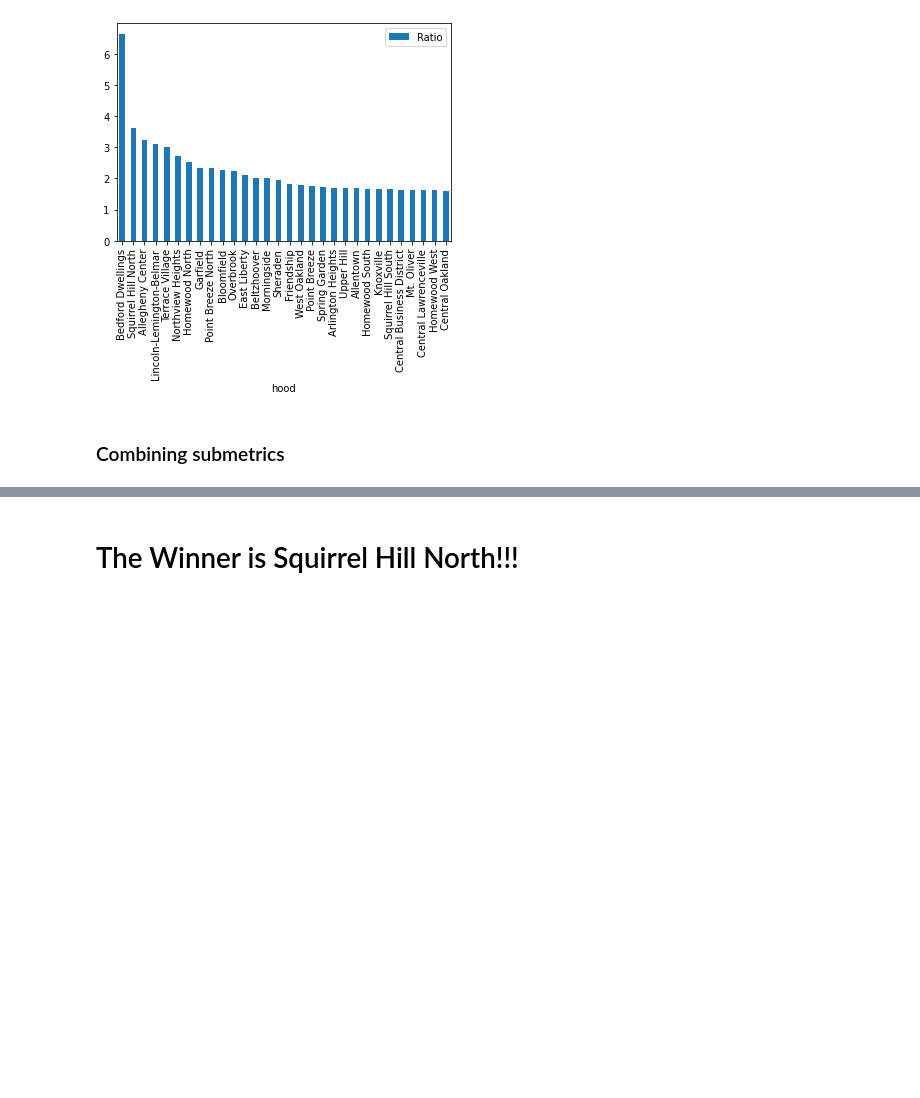
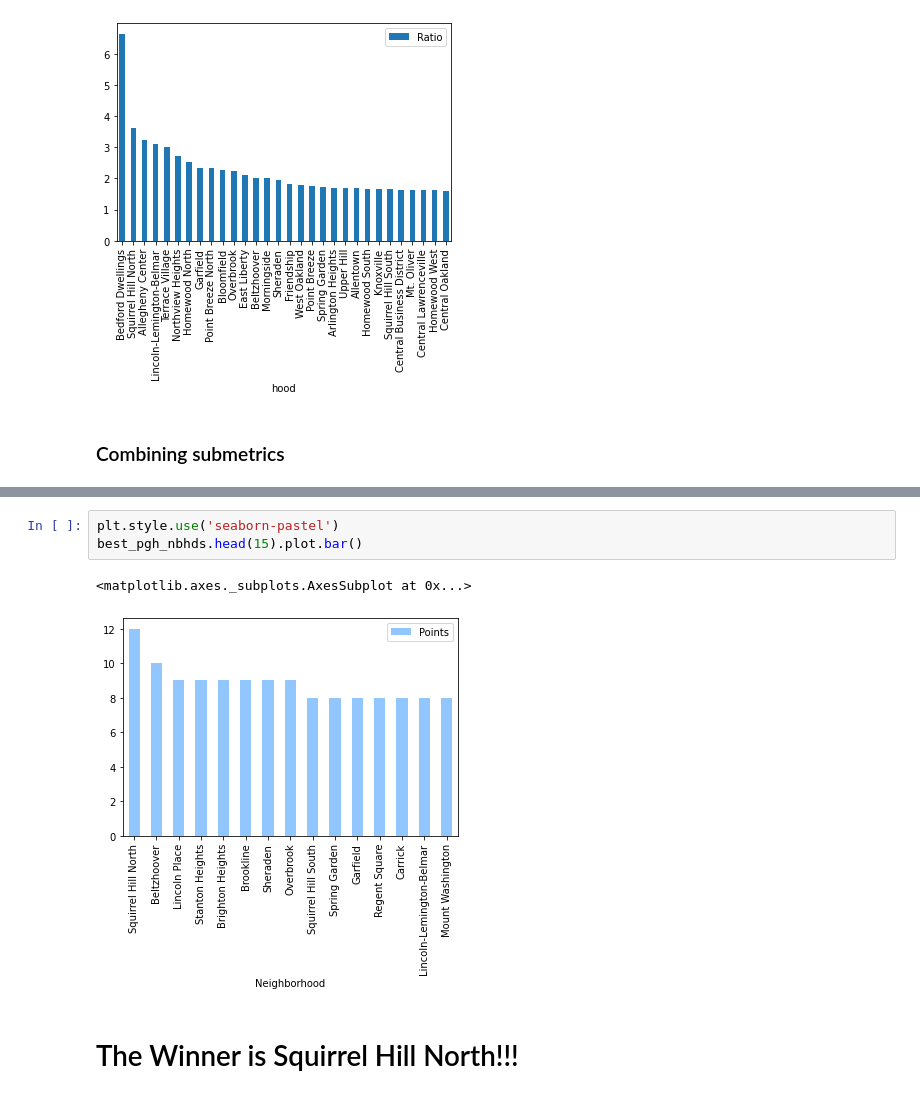
Before and after one commit to Alanswagxpp/BIGIDEA-Final-Project-Group-21-, a Jupyter notebook: Group21.ipynb, the cells around one changed output, grey strips where cells are left out. Saved outputs shown, nothing was run; the diff lists cells and outputs as text; blank space fills up the shorter version.

```diff
--- a/Group21.ipynb
+++ b/Group21.ipynb
@@ -489,3 +498,9 @@ best_pgh_nbhds.head(30)
+# %%
+plt.style.use('seaborn-pastel')
+best_pgh_nbhds.head(15).plot.bar()
+# %% [output]
+<matplotlib.axes._subplots.AxesSubplot at 0x...>
+[figure, added]
 # %% [markdown]
 # The Winner is Squirrel Hill North!!!
 # %% [markdown]
```
Also changed, not shown: parts of 8 cells of this notebook.
